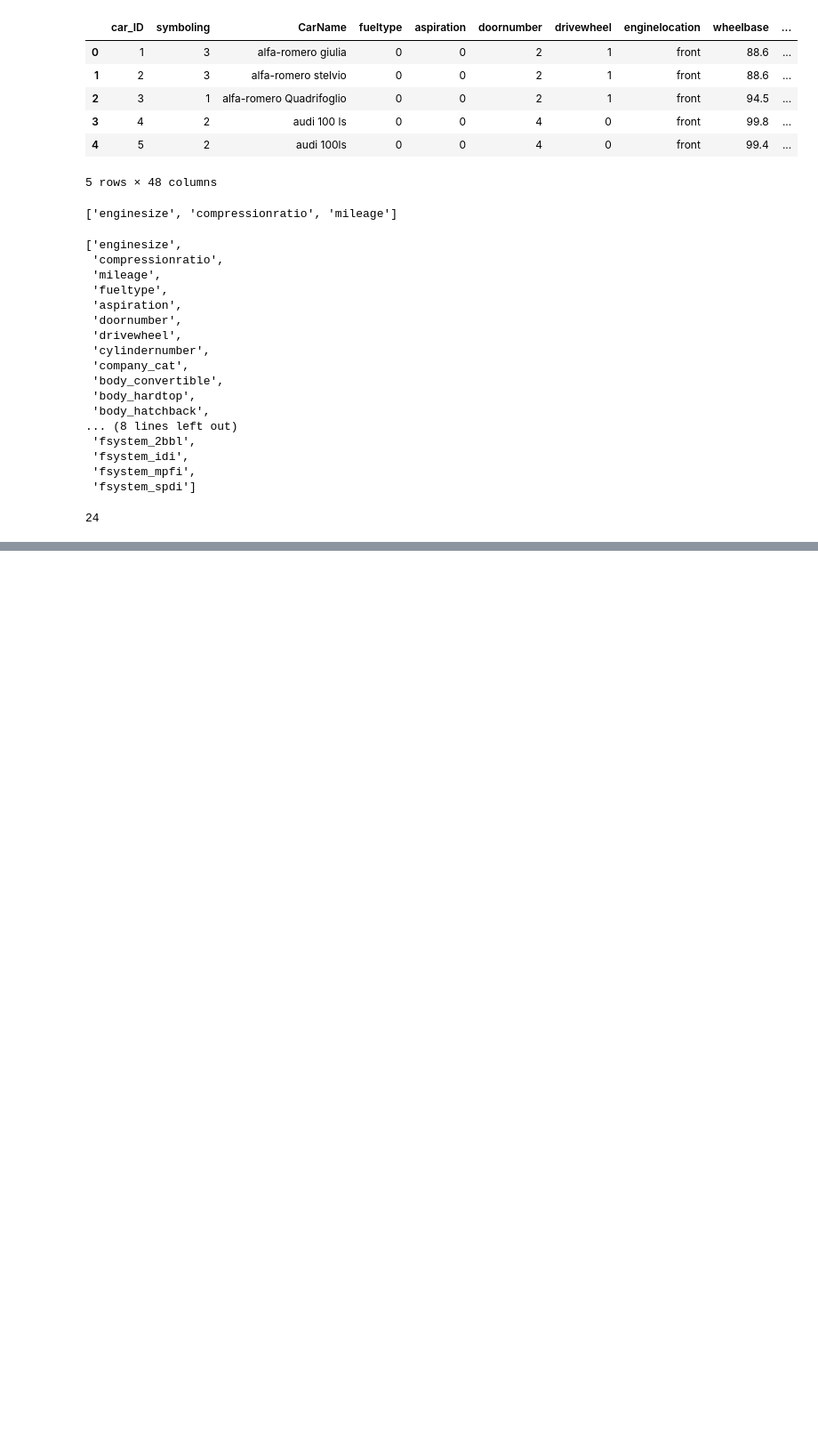
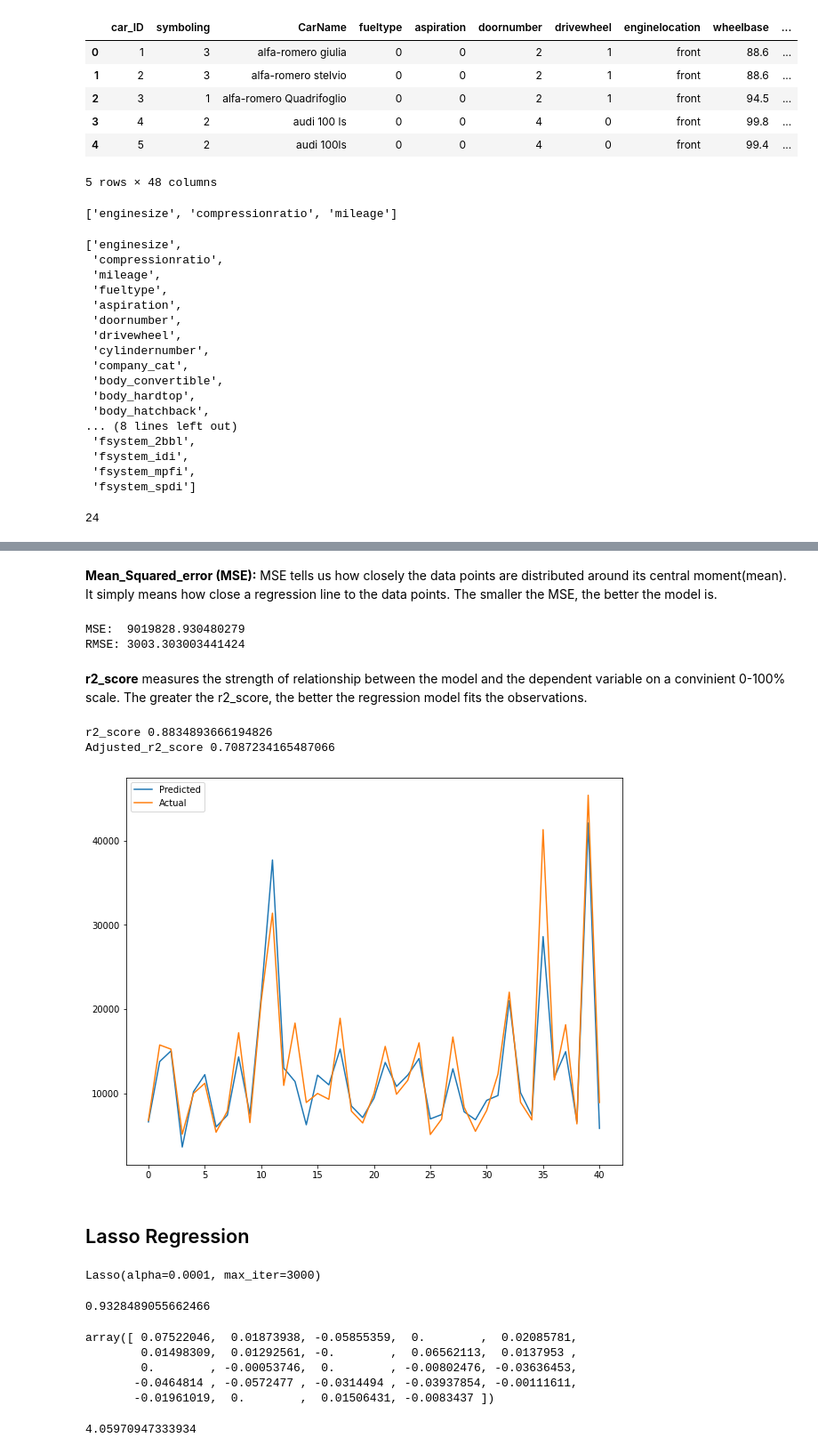
Before and after one commit to DebarajPurohit/car-price-prediction, a Jupyter notebook: car_price_prediction.ipynb, the cells around one changed output, grey strips where cells are left out. Shown at 89% size. Saved outputs shown, nothing was run; the diff lists cells and outputs as text; code cells hidden in the pictures; blank space fills up the shorter version.

```diff
--- a/car_price_prediction.ipynb
+++ b/car_price_prediction.ipynb
@@ -712,7 +712,7 @@ len(features)
 from scipy.stats import zscore
 X = dataset_pr[features].apply(zscore) #we can use MinMaxScaler here
 # %%
-y = np.log10()
+y = np.log10(dataset['price'])
 # %%
 from sklearn.model_selection import train_test_split
 X_train,X_test,y_train,y_test = train_test_split(X,y, test_size = 0.2, random_state = 0)
@@ -725,0 +747,3 @@ NameError: ignored
+# %%
+# Predicting for the X_test values
+y_pred_test=reg.predict(X_test)
@@ -725,0 +762,60 @@ NameError: ignored
+# %% [markdown]
+**Mean_Squared_error (MSE):** MSE tells us how closely the data points are distributed around its central moment(mean). It simply means how close a regression line to the data points. The smaller the MSE, the better the model is.
+# %%
+from sklearn.metrics import mean_squared_error
+# We have applied log transformation to our dependent variable 'price', so we
+# have to raise the y_test and y_pred_test to the power of 10
+MSE = mean_squared_error(10**(y_test),10**(y_pred_test))
+print("MSE: ", MSE)
+RMSE = np.sqrt(MSE)
+print("RMSE:", RMSE)
+# %% [output]
+MSE:  9019828.930480279
+RMSE: 3003.303003441424
+# %% [markdown]
+**r2_score** measures the strength of relationship between the model and the dependent variable on a convinient 0-100% scale. The greater the r2_score, the better the regression model fits the observations.
+# %%
+from sklearn.metrics import r2_score
+r2 = r2_score(10**(y_test),10**(y_pred_test))
+print ("r2_score", r2)
+Adjusted_r2_score = 1-(1-r2)*((X_test.shape[0]-1)/(X_test.shape[0]-X_test.shape[1]-1))
+print("Adjusted_r2_score", Adjusted_r2_score)
+# %% [output]
+r2_score 0.8834893666194826
+Adjusted_r2_score 0.7087234165487066
+# %%
+plt.figure(figsize = (10,8))
+plt.plot(10**(y_pred_test))
+plt.plot(np.array(10**(y_test)))
+plt.legend(['Predicted','Actual'])
+plt.show()
+# %% [output]
+[figure, added]
+# %% [markdown]
+## Lasso Regression
+# %%
+# Fitting the data points in Lasso regularization
+from sklearn.linear_model import Lasso
+lasso = Lasso(alpha = 0.0001, max_iter= 3000)
+lasso.fit(X_train, y_train)
+# %% [output]
+Lasso(alpha=0.0001, max_iter=3000)
+# %%
+# Getting the lasso score
+lasso.score(X_train, y_train)
+# %% [output]
+0.9328489055662466
+# %%
+#Getting the Lasso Coefficients
+lasso.coef_
+# %% [output]
+array([ 0.07522046,  0.01873938, -0.05855359,  0.        ,  0.02085781,
+        0.01498309,  0.01292561, -0.        ,  0.06562113,  0.0137953 ,
+        0.        , -0.00053746,  0.        , -0.00802476, -0.03636453,
+       -0.0464814 , -0.0572477 , -0.0314494 , -0.03937854, -0.00111611,
+       -0.01961019,  0.        ,  0.01506431, -0.0083437 ])
+# %%
+# Getting the Lasso Intercept
+lasso.intercept_
+# %% [output]
+4.05970947333934
```
Also changed, not shown: parts of 27 cells of this notebook.
